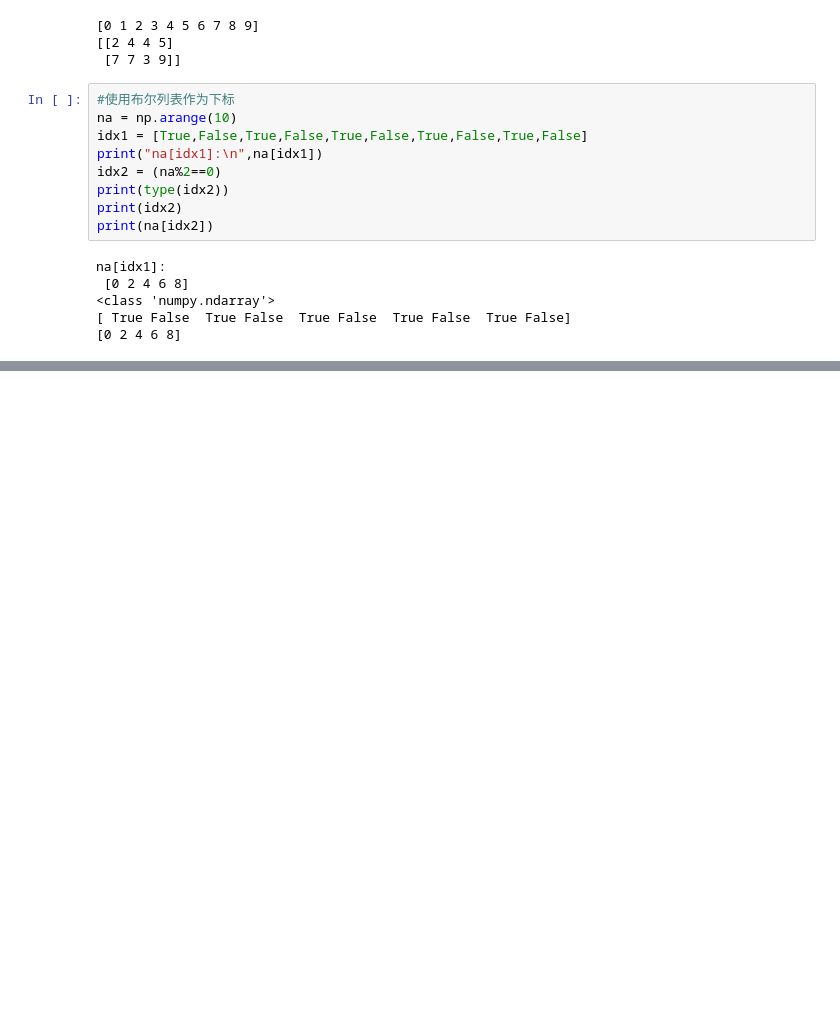
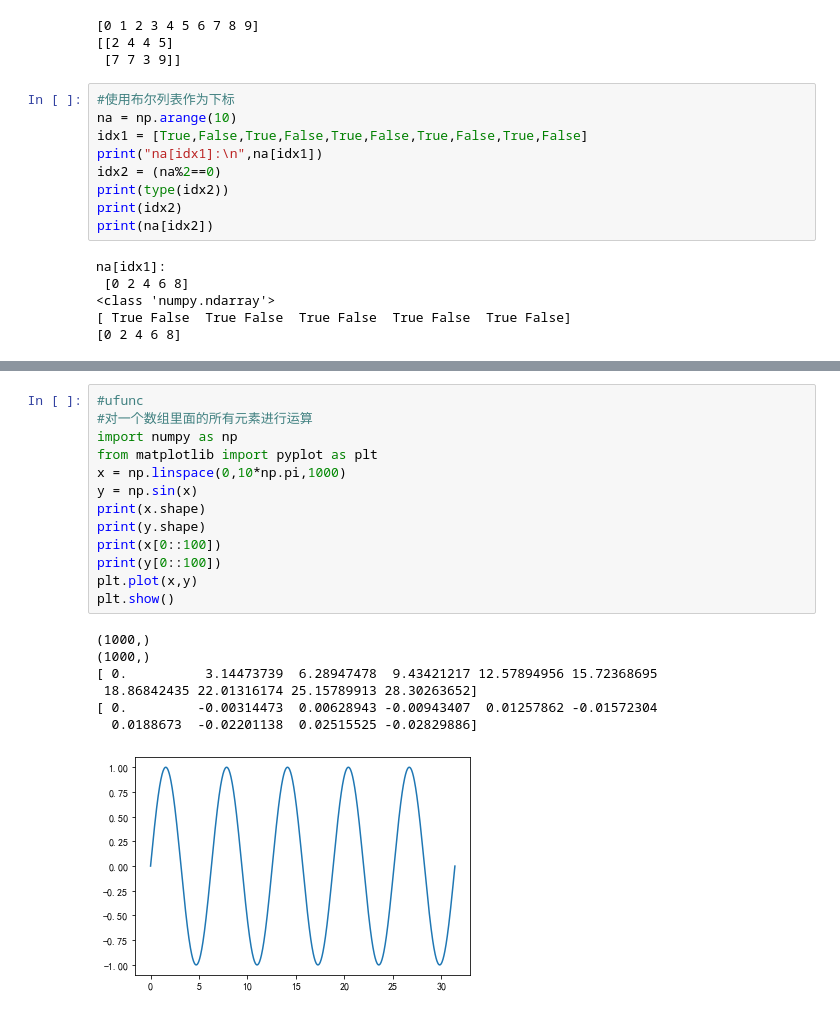
Before and after one commit to chengsiyangbuaa/NumpyLearning, a Jupyter notebook: numpy.ipynb, the cells around one changed output, grey strips where cells are left out. Cells and saved outputs as stored; diff of their text form; blank space fills up the shorter version.

```diff
--- a/numpy.ipynb
+++ b/numpy.ipynb
@@ -248,0 +397,21 @@ na[idx1]:
+# %%
+#ufunc
+#对一个数组里面的所有元素进行运算
+import numpy as np
+from matplotlib import pyplot as plt
+x = np.linspace(0,10*np.pi,1000)
+y = np.sin(x)
+print(x.shape)
+print(y.shape)
+print(x[0::100])
+print(y[0::100])
+plt.plot(x,y)
+plt.show()
+# %% [output]
+(1000,)
+(1000,)
+[ 0.          3.14473739  6.28947478  9.43421217 12.57894956 15.72368695
+ 18.86842435 22.01316174 25.15789913 28.30263652]
+[ 0.         -0.00314473  0.00628943 -0.00943407  0.01257862 -0.01572304
+  0.0188673  -0.02201138  0.02515525 -0.02829886]
+[figure, added]
```
Also changed, not shown: parts of 18 cells of this notebook, 1 other file.
